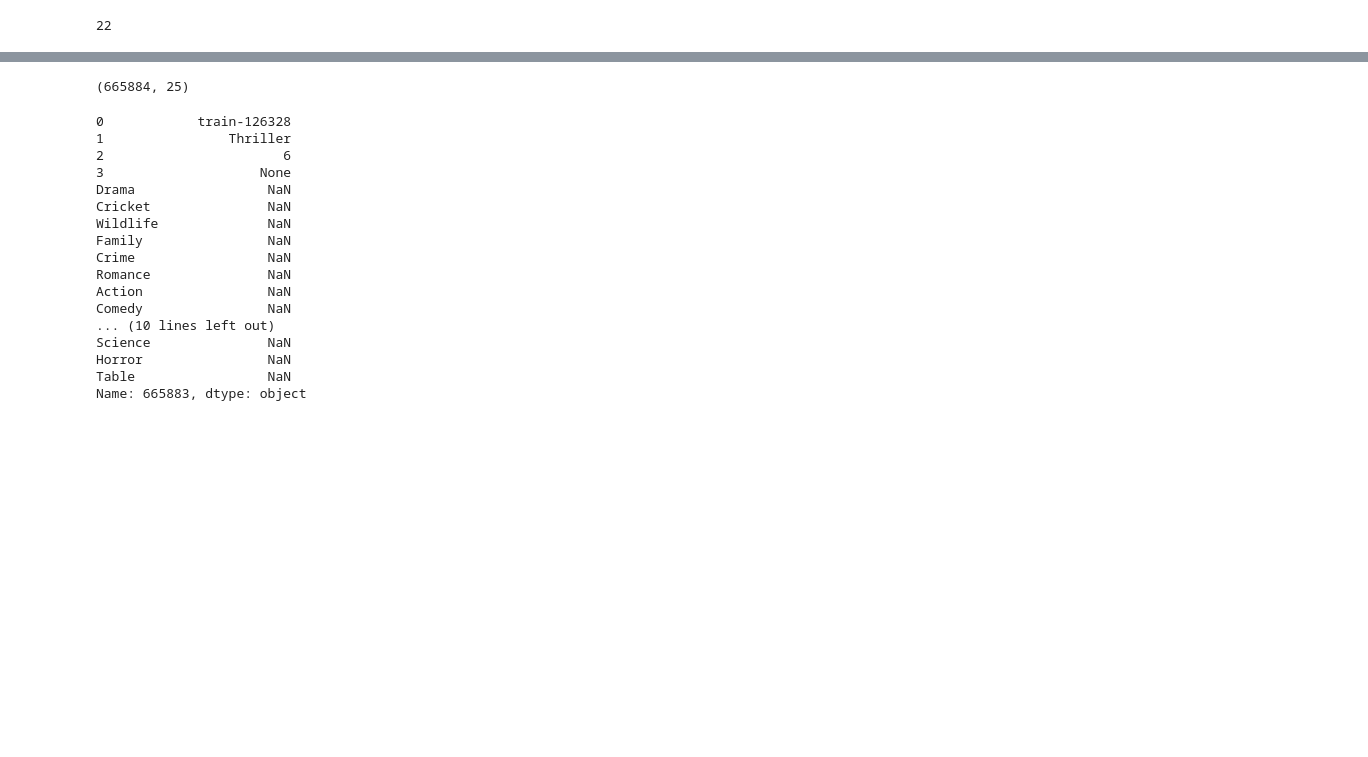
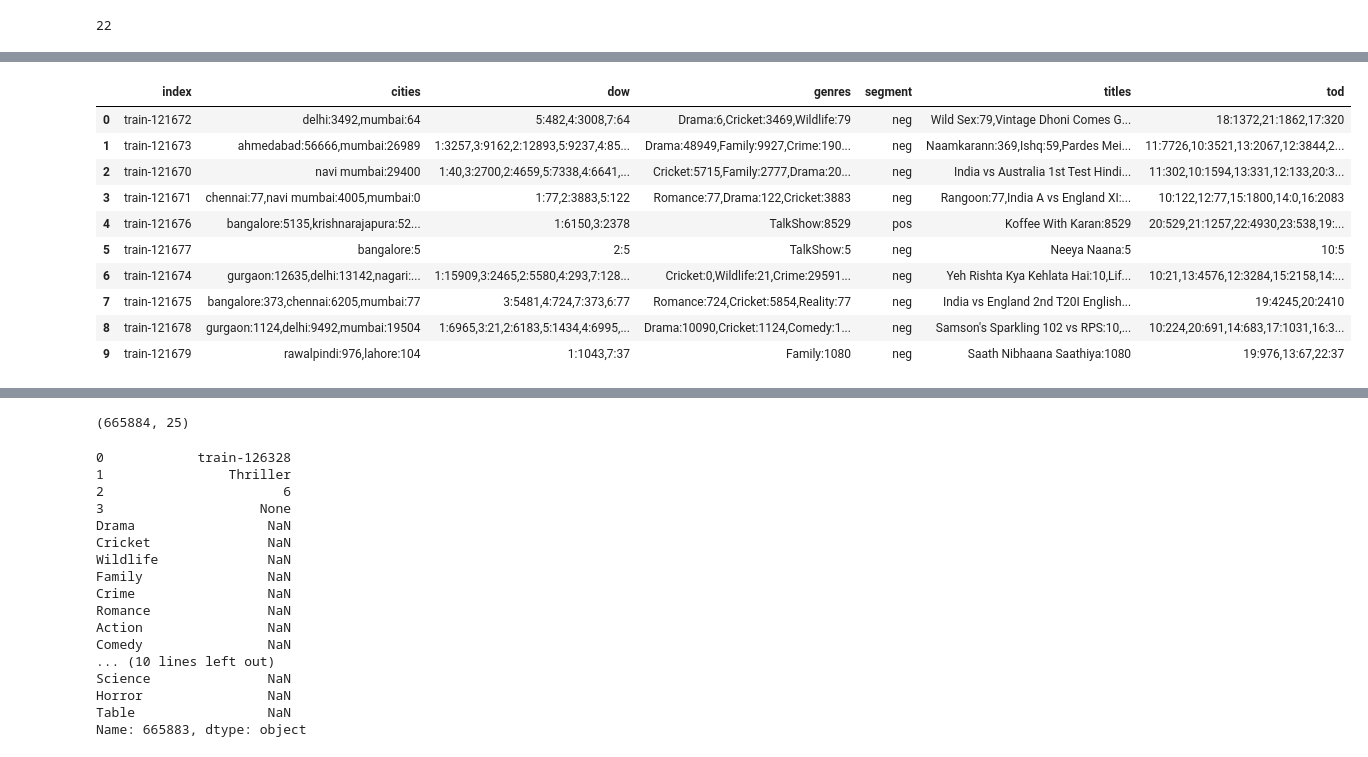
Before and after one commit to iampa1/hotstar, a Jupyter notebook: Hotstar_Genres_split&clean.ipynb, the cells around one changed output, grey strips where cells are left out. Drawn from its saved outputs; the diff is of its cells as text; code cells hidden in the pictures; blank space fills up the shorter version.

```diff
--- a/Hotstar_Genres_split&clean.ipynb
+++ b/Hotstar_Genres_split&clean.ipynb
@@ -99,0 +91,14 @@ Wall time: 23.2 s
+# %%
+df.head(10)
+# %% [output]
+|  | index | cities | dow | genres | segment | titles | tod |
+| 0 | train-121672 | delhi:3492,mumbai:64 | 5:482,4:3008,7:64 | Drama:6,Cricket:3469,Wildlife:79 | neg | Wild Sex:79,Vintage Dhoni Comes G... | 18:1372,21:1862,17:320 |
+| 1 | train-121673 | ahmedabad:56666,mumbai:26989 | 1:3257,3:9162,2:12893,5:9237,4:85... | Drama:48949,Family:9927,Crime:190... | neg | Naamkarann:369,Ishq:59,Pardes Mei... | 11:7726,10:3521,13:2067,12:3844,2... |
+| 2 | train-121670 | navi mumbai:29400 | 1:40,3:2700,2:4659,5:7338,4:6641,... | Cricket:5715,Family:2777,Drama:20... | neg | India vs Australia 1st Test Hindi... | 11:302,10:1594,13:331,12:133,20:3... |
+| 3 | train-121671 | chennai:77,navi mumbai:4005,mumbai:0 | 1:77,2:3883,5:122 | Romance:77,Drama:122,Cricket:3883 | neg | Rangoon:77,India A vs England XI:... | 10:122,12:77,15:1800,14:0,16:2083 |
+| 4 | train-121676 | bangalore:5135,krishnarajapura:52... | 1:6150,3:2378 | TalkShow:8529 | pos | Koffee With Karan:8529 | 20:529,21:1257,22:4930,23:538,19:... |
+| 5 | train-121677 | bangalore:5 | 2:5 | TalkShow:5 | neg | Neeya Naana:5 | 10:5 |
+| 6 | train-121674 | gurgaon:12635,delhi:13142,nagari:... | 1:15909,3:2465,2:5580,4:293,7:128... | Cricket:0,Wildlife:21,Crime:29591... | neg | Yeh Rishta Kya Kehlata Hai:10,Lif... | 10:21,13:4576,12:3284,15:2158,14:... |
+| 7 | train-121675 | bangalore:373,chennai:6205,mumbai:77 | 3:5481,4:724,7:373,6:77 | Romance:724,Cricket:5854,Reality:77 | neg | India vs England 2nd T20I English... | 19:4245,20:2410 |
+| 8 | train-121678 | gurgaon:1124,delhi:9492,mumbai:19504 | 1:6965,3:21,2:6183,5:1434,4:6995,... | Drama:10090,Cricket:1124,Comedy:1... | neg | Samson's Sparkling 102 vs RPS:10,... | 10:224,20:691,14:683,17:1031,16:3... |
+| 9 | train-121679 | rawalpindi:976,lahore:104 | 1:1043,7:37 | Family:1080 | neg | Saath Nibhaana Saathiya:1080 | 19:976,13:67,22:37 |
```
Also changed, not shown: parts of 13 cells of this notebook, 1 other file.
